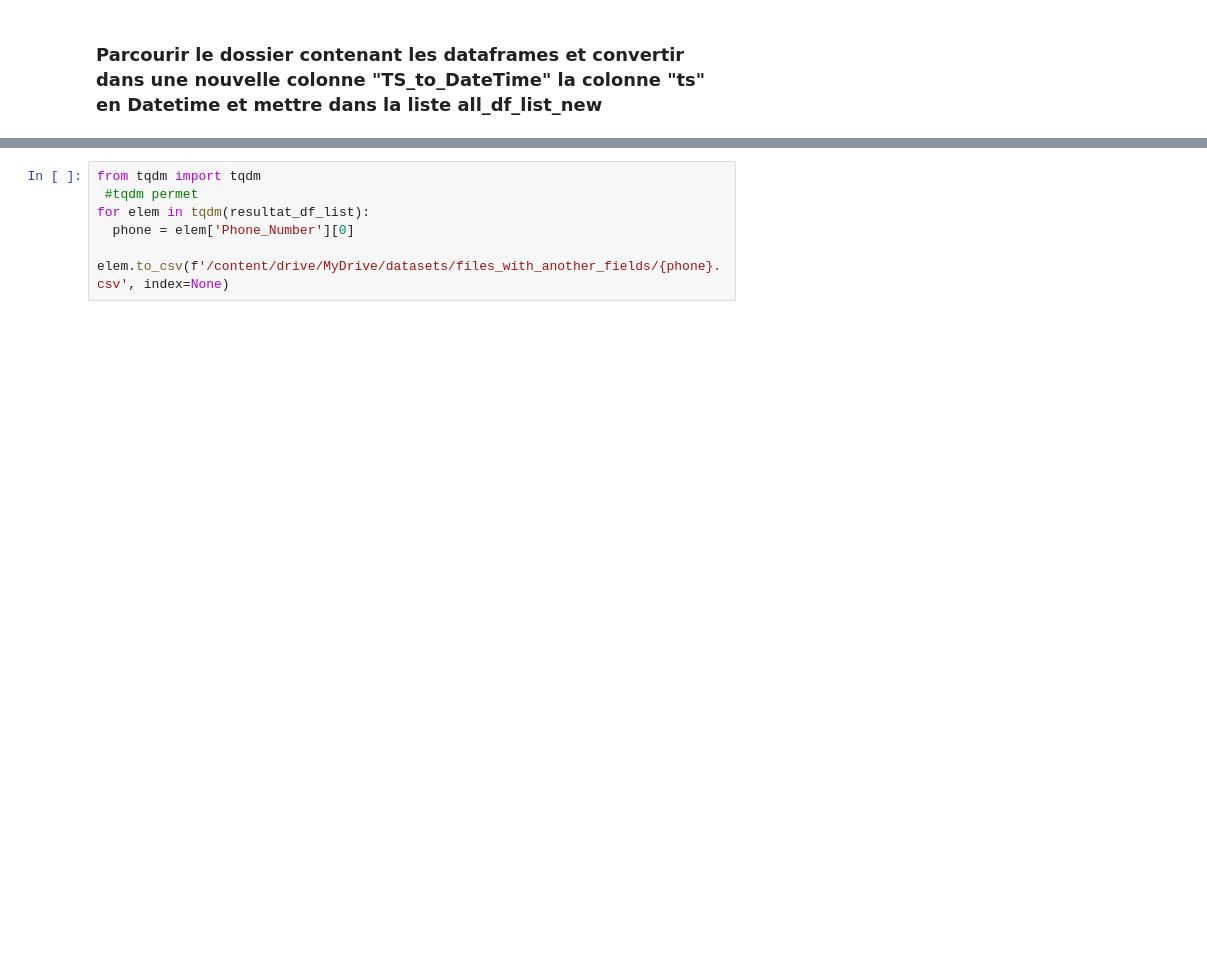
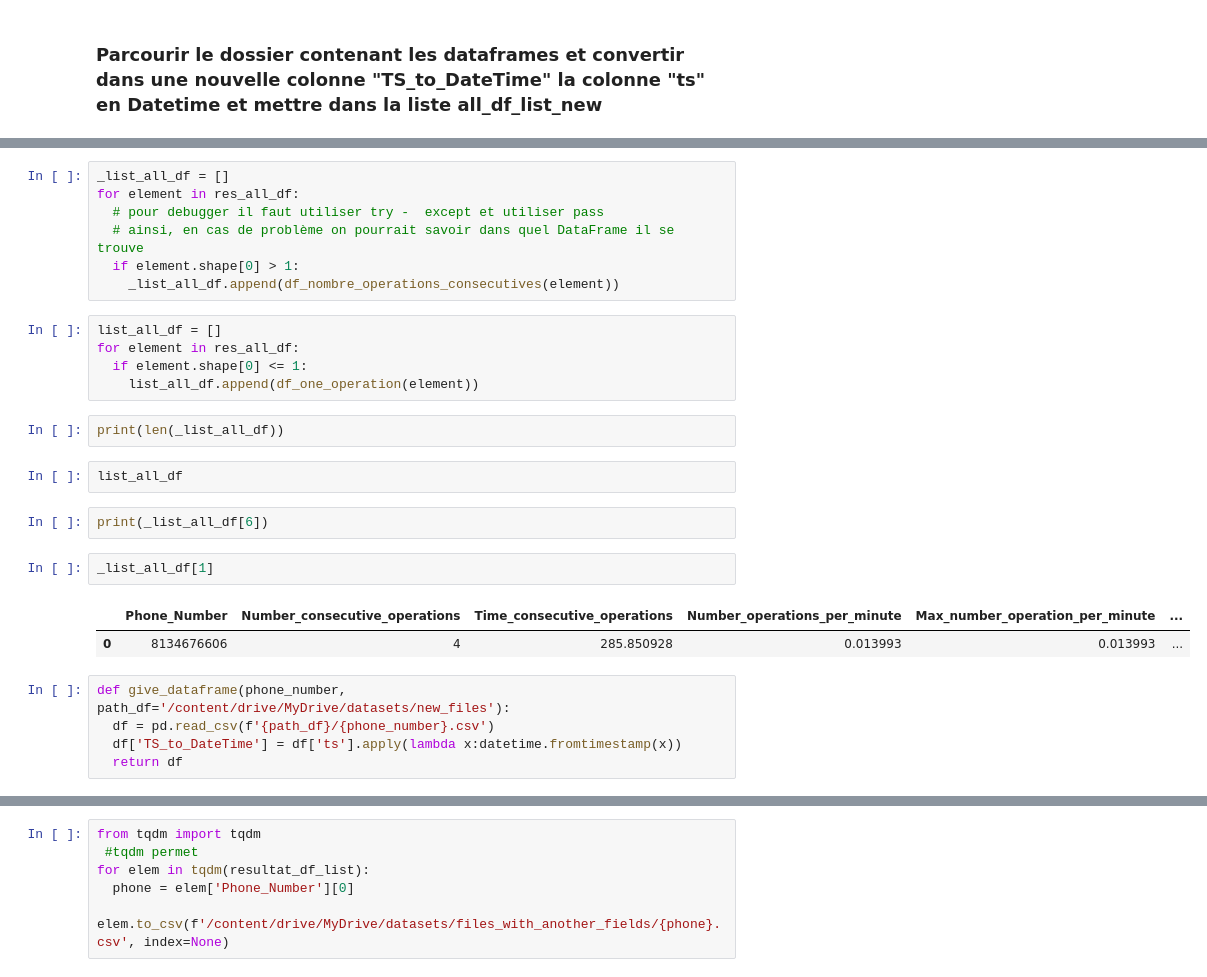
Before and after one commit to pfolaa/dsti-labs, a Jupyter notebook: fraud_detection.ipynb, the cells around one changed output, grey strips where cells are left out. Cells and saved outputs as stored; diff of their text form; blank space fills up the shorter version.

```diff
--- a/fraud_detection.ipynb
+++ b/fraud_detection.ipynb
@@ -1582,0 +1652,28 @@ cd /content/drive/My Drive/datasets/files_with_another_fields
+# %%
+_list_all_df = []
+for element in res_all_df:
+  # pour debugger il faut utiliser try -  except et utiliser pass
+  # ainsi, en cas de problème on pourrait savoir dans quel DataFrame il se trouve
+  if element.shape[0] > 1:
+    _list_all_df.append(df_nombre_operations_consecutives(element))
+# %%
+list_all_df = []
+for element in res_all_df:
+  if element.shape[0] <= 1:
+    list_all_df.append(df_one_operation(element))
+# %%
+print(len(_list_all_df))
+# %%
+list_all_df
+# %%
+print(_list_all_df[6])
+# %%
+_list_all_df[1]
+# %% [output]
+|  | Phone_Number | Number_consecutive_operations | Time_consecutive_operations | Number_operations_per_minute | Max_number_operation_per_minute | ... |
+| 0 | 8134676606 | 4 | 285.850928 | 0.013993 | 0.013993 | ... |
+# %%
+def give_dataframe(phone_number, path_df='/content/drive/MyDrive/datasets/new_files'):
+  df = pd.read_csv(f'{path_df}/{phone_number}.csv')
+  df['TS_to_DateTime'] = df['ts'].apply(lambda x:datetime.fromtimestamp(x))
+  return df
```
Also changed, not shown: parts of 66 cells of this notebook.
